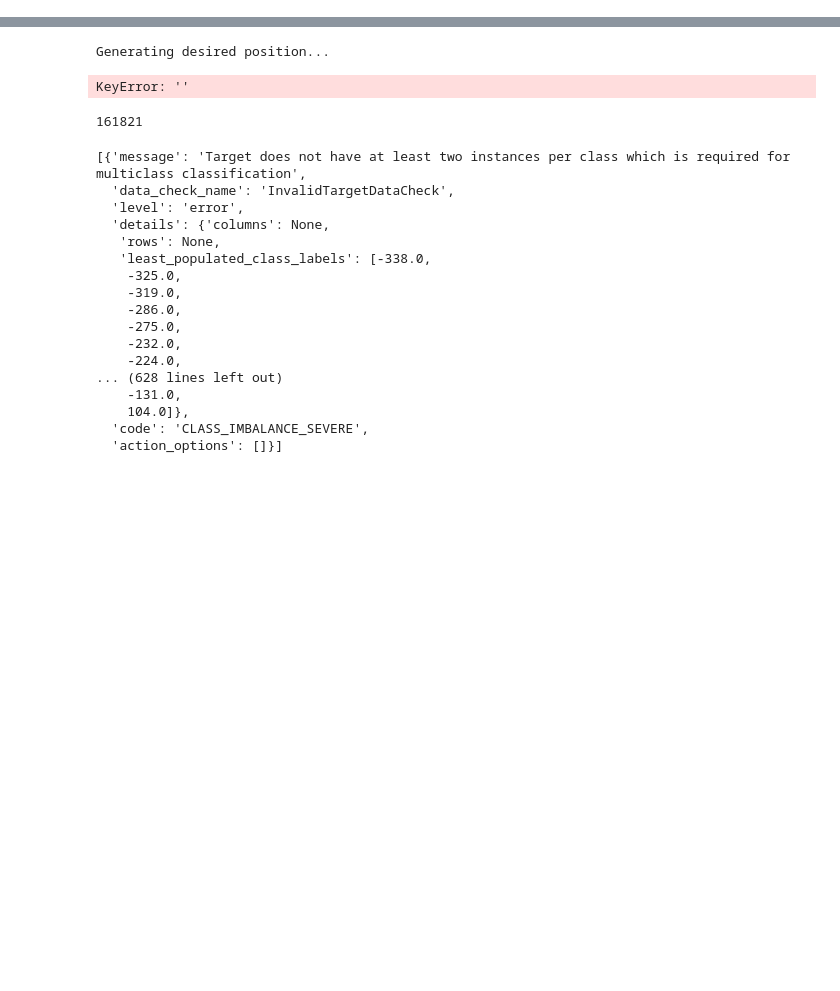
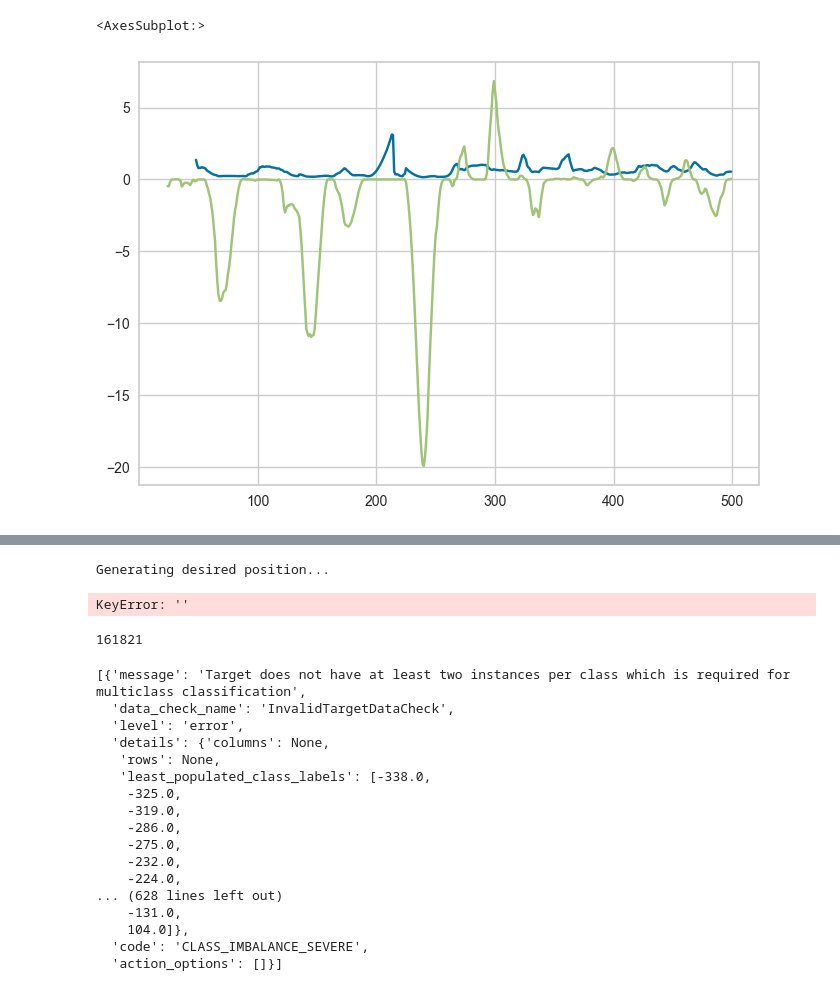
Before and after one commit to lianlongbagua/ml_rf_project, a Jupyter notebook: notebooks/evalml_exploration.ipynb, the cells around one changed output, grey strips where cells are left out. Drawn from its saved outputs; the diff is of its cells as text; code cells hidden in the pictures; blank space fills up the shorter version.

```diff
--- a/notebooks/evalml_exploration.ipynb
+++ b/notebooks/evalml_exploration.ipynb
@@ -10,0 +46,10 @@ from sklearn.model_selection import train_test_split
+# %%
+df["tsa_residual"] = ta.TSF(df.close, 3) - df.close
+# %%
+df["r2"] = np.divide(df.rss, df.trss)
+# %%
+df.r2[:500].plot()
+df.skr2[:500].plot()
+# %% [output]
+<AxesSubplot:>
+[figure, added]
```
Also changed, not shown: parts of 19 cells of this notebook, 2 other files.
